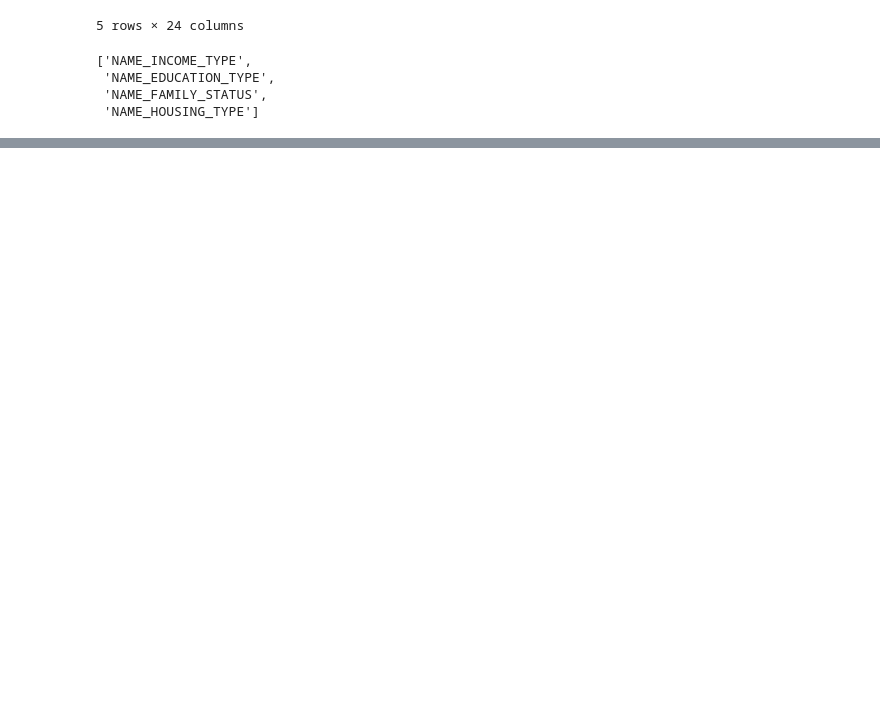
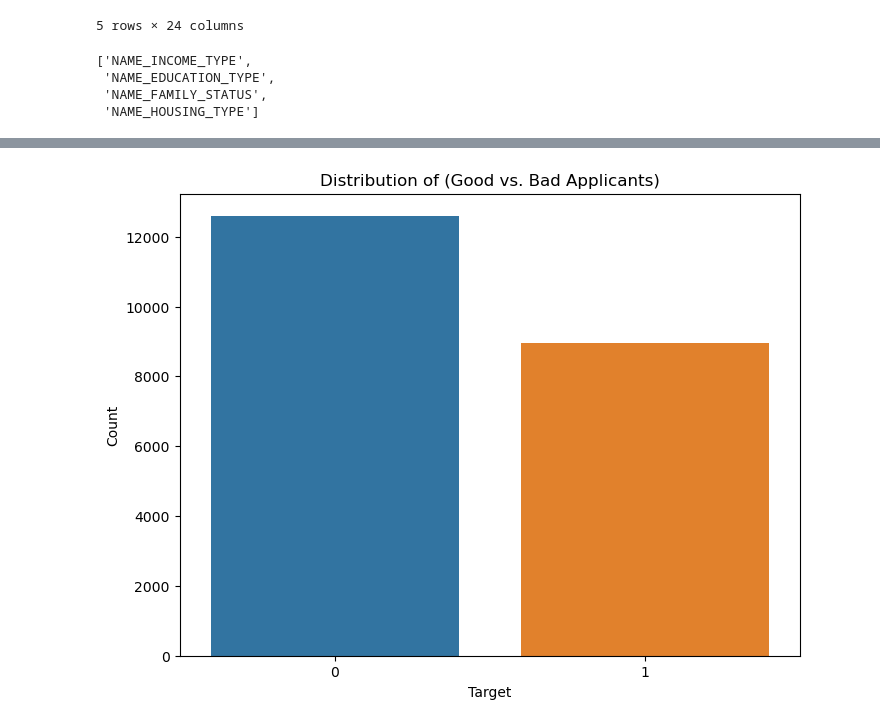
Before and after one commit to anilcemalyasar/INF505-DataMining, a Jupyter notebook: Kapitel 8/main.ipynb, the cells around one changed output, grey strips where cells are left out. Cells and saved outputs as stored; diff of their text form; code cells hidden in the pictures; blank space fills up the shorter version.

```diff
--- a/Kapitel 8/main.ipynb
+++ b/Kapitel 8/main.ipynb
@@ -264,0 +332,12 @@ def categorical_columns_analysis(df, col, plot=False):
+# %%
+# Convert categorical features to dummy/indicator variables
+merged_df = pd.get_dummies(merged_df,
+                           columns=['NAME_INCOME_TYPE', 'NAME_EDUCATION_TYPE',
+                                    'NAME_FAMILY_STATUS', 'NAME_HOUSING_TYPE', 'OCCUPATION_TYPE'],
+                           drop_first=True)
+# %%
+bool_columns = merged_df.select_dtypes(include=['bool']).columns
+merged_df[bool_columns] = merged_df[bool_columns].astype(int)
+# %%
+# Drop unnecessary columns
+merged_df.drop(columns=['DAYS_BIRTH', 'DAYS_EMPLOYED'], inplace=True)
@@ -264,0 +365,9 @@ def categorical_columns_analysis(df, col, plot=False):
+# %%
+plt.figure(figsize=(8, 6))
+sns.countplot(x='TARGET', data=merged_df)
+plt.title('Distribution of (Good vs. Bad Applicants)')
+plt.xlabel('Target')
+plt.ylabel('Count')
+plt.show()
+# %% [output]
+[figure, added]
```
Also changed, not shown: parts of 7 cells of this notebook.
